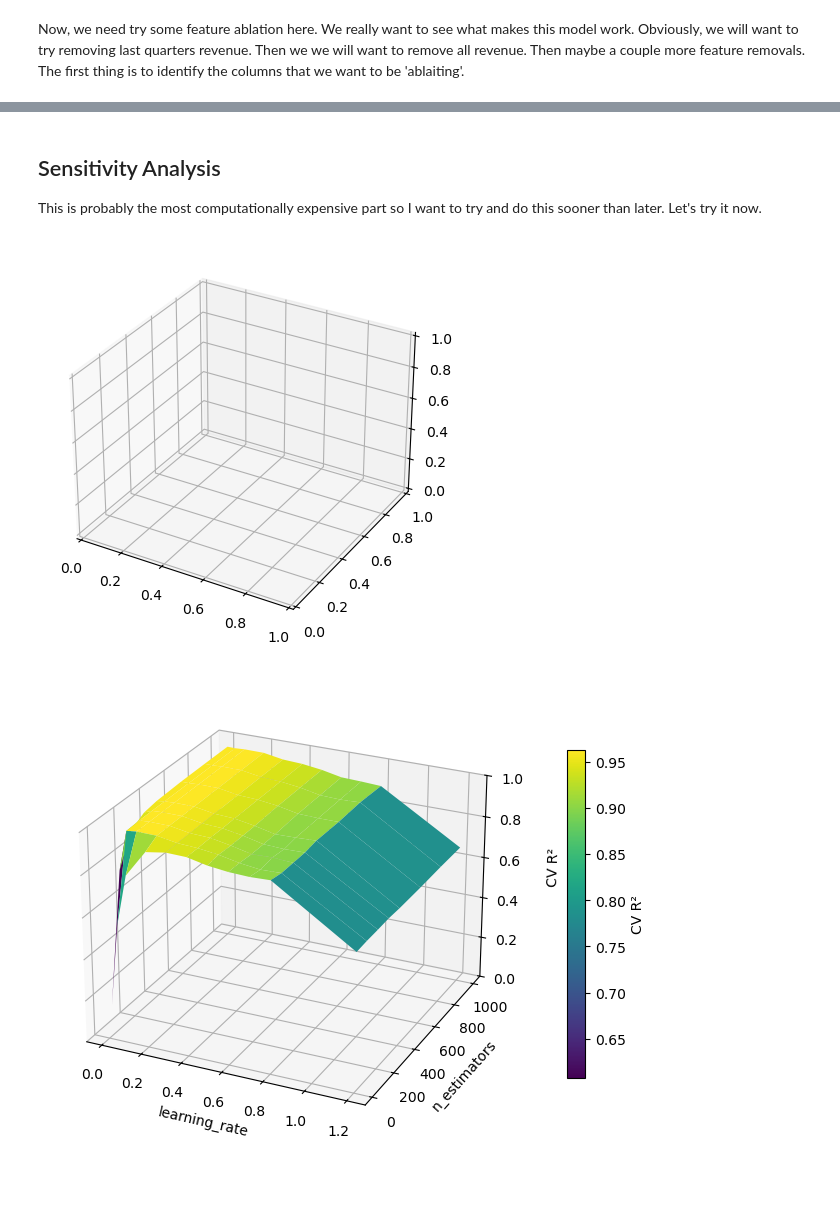
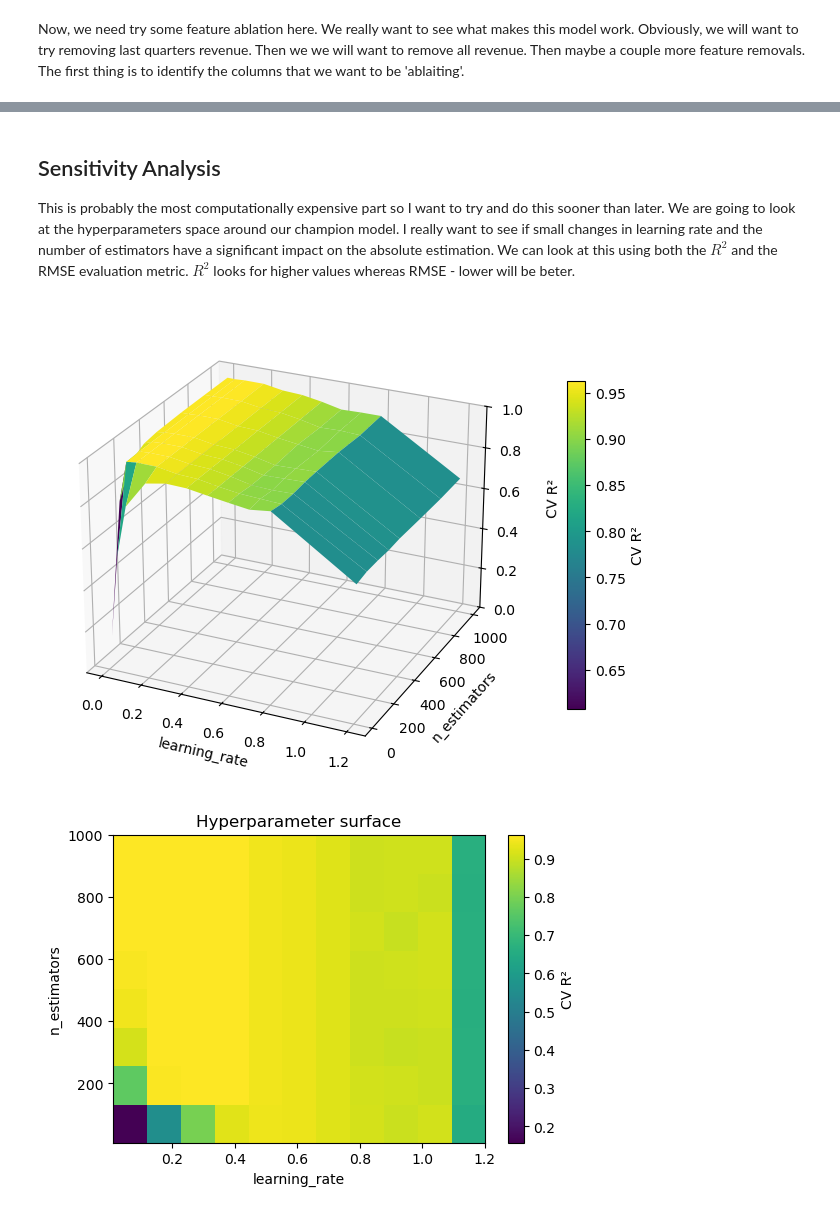
Before and after one commit to tmacpherson6/machine_learning_in_fundamental_valuations, a Jupyter notebook: Notebooks/Thomas/10 - Hyperparameter Tuning.ipynb, the cells around one changed output, grey strips where cells are left out. Saved outputs shown, nothing was run; the diff lists cells and outputs as text; code cells hidden in the pictures; blank space fills up the shorter version.

```diff
--- a/Notebooks/Thomas/10 - Hyperparameter Tuning.ipynb
+++ b/Notebooks/Thomas/10 - Hyperparameter Tuning.ipynb
@@ -301,15 +319,13 @@ alright, this is pretty darn good. Let's plot everything to see what it looks li
 # %%
-# Data
+# Put the data into a dataframe for altair plotting
 dfp = pd.DataFrame({
     "actual": np.asarray(y_te_series/1_000_000, dtype=float),
     "pred":   np.asarray(y_pred/1_000_000, dtype=float)
 })
-dfp["resid"] = dfp["actual"] - dfp["pred"]  # residual = y - ŷ
+# Calculate our residuals
+dfp["resid"] = dfp["actual"] - dfp["pred"]
 
-# R² for annotation
-r2 = r2_score(dfp["actual"], dfp["pred"])
-
-# ---------- Residuals vs Actual ----------
+# Let's plot a residual plot
 res_scatter = alt.Chart(dfp).mark_circle(opacity=0.4,color='Magenta',size=60).encode(
     x=alt.X("actual:Q", title="Actual ($ Millions)", axis=alt.Axis(grid=False)),
     y=alt.Y("resid:Q",  title="Residual (y - ŷ) ($ Millions)", axis=alt.Axis(grid=False))
@@ -319,7 +335,7 @@ zero_line = alt.Chart(pd.DataFrame({"y":[0]})).mark_rule().encode(y="y:Q")
 
 residuals_chart = res_scatter + zero_line
 
-# ---------- Predicted vs Actual with 45° line + R² ----------
+# Let's look at a plot with predicted versus actual
 xy_min = float(min(dfp["actual"].min(), dfp["pred"].min()))
 xy_max = float(max(dfp["actual"].max(), dfp["pred"].max()))
 diag_df = pd.DataFrame({"x":[xy_min, xy_max], "y":[xy_min, xy_max]})
@@ -334,6 +350,7 @@ diag = alt.Chart(diag_df).mark_line(color='black').encode(x="x:Q", y="y:Q")
 
 pred_vs_actual_chart = scatter_xy + diag
 
+# I think it actually looks better having the predicted/actual first
 (pred_vs_actual_chart | residuals_chart).configure_view(stroke=None).properties(title=alt.TitleParams(
     'Predicted versus Actual quarterly Revenue for 2025Q2',
     anchor='middle', fontSize=20, fontWeight='bold'
@@ -462,8 +494,9 @@ Now, we need try some feature ablation here. We really want to see what makes th
 top_list = list(top['feature'])
 # %%
-y_series = y_tr['Revenue_2025Q2']
+#Let's declare our target series again
+y_series = np.abs(y_tr['Revenue_2025Q2'])
 
-# datasets
+# Let's declare all of the datasets we want to test with subsets of features
 datasets = [
     ("X_tot", X_tr.copy()),
     ("X_no_rev", X_tr.drop(columns=['Revenue_2024Q3','Revenue_2024Q4','Revenue_2025Q1','Revenue_2024Q2'])),
@@ -474,8 +507,10 @@ datasets = [
 ]
 
 
+# Let's define the categorical master list for our preprocessing step
 cat_master = ['Sector','Exchange','Market Cap']
 
+# A function to create a pipeline based on the dataset provided
 def make_pipe(X):
     present_cats = [c for c in cat_master if c in X.columns]
     steps = []
@@ -491,11 +526,14 @@ def make_pipe(X):
     steps.append(("model", gbr))
     return Pipeline(steps)
 
+# Setup our cross_validation
 cv = KFold(n_splits=10, shuffle=True, random_state=random_state)
 
+# Need something to hold our data
 names = []
 rmse_list = []
 
+# Loop through the datasets and get the cross-validated RMSE for each
 for name, Xd in datasets:
     pipe = make_pipe(Xd)
     rmse = -cross_val_score(pipe, Xd, y_series,
@@ -503,7 +541,7 @@ for name, Xd in datasets:
                             n_jobs=-1)
     names.append(name)
     rmse_list.append(rmse)
-
+# create a dataframe to use the results
 df = pd.DataFrame({
     "dataset": np.concatenate([[n]*len(v) for n, v in zip(names, rmse_list)]),
     "rmse":    np.concatenate(rmse_list),
@@ -631,5 +655,5 @@ abl_summary
 [interactive output not drawn]
 # %% [markdown]
 ## Sensitivity Analysis
-This is probably the most computationally expensive part so I want to try and do this sooner than later. Let's try it now.
+This is probably the most computationally expensive part so I want to try and do this sooner than later. We are going to look at the hyperparameters space around our champion model. I really want to see if small changes in learning rate and the number of estimators have a significant impact on the absolute estimation. We can look at this using both the $R^2$ and the RMSE evaluation metric. $R^2$ looks for higher values whereas RMSE - lower will be beter.
 # %%
@@ -668,38 +700,36 @@ Z  = df.pivot(index="model__n_estimators",
               columns="model__learning_rate",
               values="r2").loc[Yv, Xv].to_numpy()
 # %%
+# Now we need to go through for 3D plotting
 Xg, Yg = np.meshgrid(Xv, Yv)
-fig = plt.figure(figsize=(7,5))
-ax = fig.add_subplot(111, projection="3d")
-
 
 fig = plt.figure(figsize=(8,6))
 ax = fig.add_subplot(111, projection="3d")
 
 surf = ax.plot_surface(Xg, Yg, Z, cmap="viridis", linewidth=0, antialiased=True)
 
 ax.set_xlabel("learning_rate")
 ax.set_ylabel("n_estimators")
 ax.set_zlim(0,1)
 ax.set_zlabel("CV R²", labelpad=12)   # increase if clipped
 ax.view_init(elev=25, azim=-65)        # optional
 
 # colorbar keyed to values
 cbar = fig.colorbar(surf, ax=ax, shrink=0.7, aspect=18, pad=0.08)
 cbar.set_label("CV R²")
 
-# if still clipped, loosen margins
+# can't see the whole axis labels so let's adjust
 fig.subplots_adjust(right=0.92, bottom=0.1)
 
 
-# --- 2D heatmap (often clearer) ---
+# Maybe we would rather plot with a 2D heatmap for clarity
 plt.figure(figsize=(6,4))
 plt.imshow(Z, aspect="auto", origin="lower",
            extent=[min(Xv), max(Xv), min(Yv), max(Yv)])
 plt.colorbar(label="CV R²")
 plt.xlabel("learning_rate"); plt.ylabel("n_estimators")
 plt.title("Hyperparameter surface")
 plt.show()
 # %% [output]
-[figure, old version]
+[figure, new version]
-[figure, old version]
+[figure, new version]
```
Also changed, not shown: parts of 27 cells of this notebook, 7 other files.
